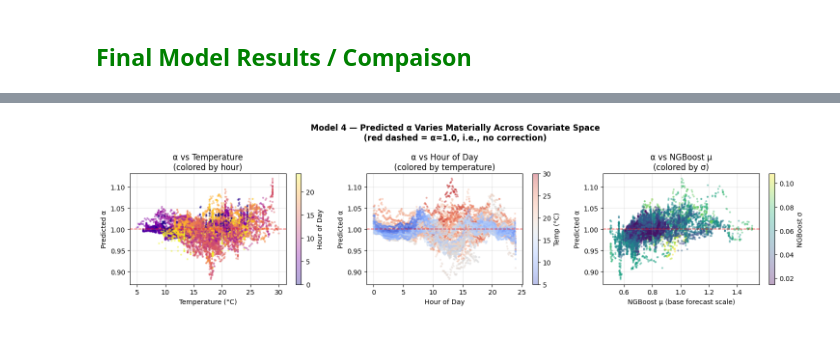
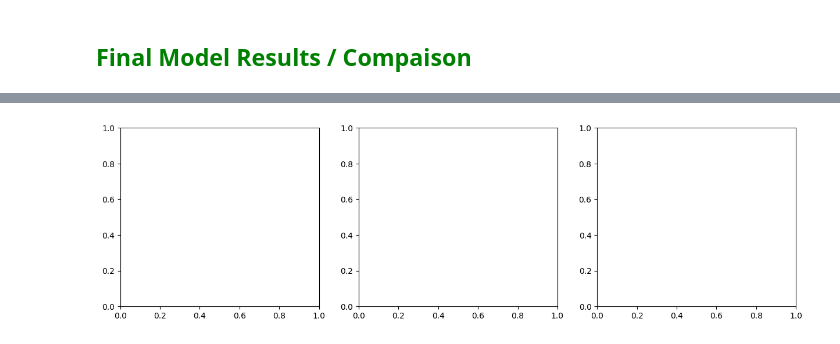
Before and after one commit to ablelloch415/PtO_ACOPF, a Jupyter notebook: Notebooks/DCOPF_clean.ipynb, the cells around one changed output, grey strips where cells are left out. Saved outputs shown, nothing was run; the diff lists cells and outputs as text; code cells hidden in the pictures.

```diff
--- a/Notebooks/DCOPF_clean.ipynb
+++ b/Notebooks/DCOPF_clean.ipynb
@@ -358,7 +572,7 @@ R_line   = branch_data['thermal_limit_mw'].values
 N_LINE   = len(B_line)
 
 SLACK  = 0
-VOLL   = 1000.0
+VOLL   = 10000.0
 C_CURT = 1000.0
 # %%
 # =============================================================================
@@ -930,8 +1148,9 @@ from sklearn.ensemble import GradientBoostingRegressor
 from scipy.stats import lognorm
 
 # 1. Create the lags on the FULL continuous dataframe
-df["sf_lag_1"] = df["scaling_factor"].shift(1)   # t - 5 mins
-df["sf_lag_2"] = df["scaling_factor"].shift(2)   # t - 10 mins
+# NOTE: lag_1 (t-5min) and lag_2 (t-10min) are intentionally excluded to
+#       prevent near-future look-ahead leakage. Only lag_288 (same 5-min
+#       block from the prior day) and longer lags are permitted.
 df["sf_lag_288"] = df["scaling_factor"].shift(288) # Exact same 5-min block yesterday
 
 # 2. Drop the rows that now have NaNs (the first 24 hours of your dataset)
@@ -944,7 +1163,7 @@ test_timestamps = test_timestamps.intersection(df.index)
 
 # 3. Update your feature list
 FEATS = ["temperature_raw", "hour", "day_of_week", "day_of_month",
-         "week", "is_holiday", "sf_lag_1", "sf_lag_2", "sf_lag_288"]
+         "week", "is_holiday", "sf_lag_288"]
 
 # --- ensure features exist (cell 28 builds them, but Method 1b runs earlier) ---
 if "temperature_raw" not in df.columns:
@@ -1530,8 +1905,26 @@ print(cmp_df.to_string())
 
 # --- 2. Cost distribution: box + mean-CI bar ---
 model_order = list(all_model_results.keys())
-labels      = ["M1\nLognormal", "M1b\nGBR+LogNorm", "M2\nNGBoost", "M4\nSmart-α"]
-colors      = ["#4C72B0", "#DD8452", "#55A868", "#C44E52"]
+
+# Derived from model_order so counts always match, regardless of which models have run
+_label_map = {
+    "M1_lognormal":              "M1\nLognormal",
+    "M1b_gbr_lognormal":         "M1b\nGBR+LogNorm",
+    "M2_ngboost":                "M2\nNGBoost",
+    "M4_smart_alpha":            "M4\nSmart-α",
+    "M5_meta":                   "M5\nMeta",
+    "M6_quantile_duals_fast":    "M6\nQuantile\nDuals",
+}
+_color_map = {
+    "M1_lognormal":              "#4C72B0",
+    "M1b_gbr_lognormal":         "#DD8452",
+    "M2_ngboost":                "#55A868",
+    "M4_smart_alpha":            "#C44E52",
+    "M5_meta":                   "#9467BD",
+    "M6_quantile_duals_fast":    "#8C564B",
+}
+labels = [_label_map.get(m, m) for m in model_order]
+colors = [_color_map.get(m, "#888888") for m in model_order]
 
 fig, axes = plt.subplots(1, 2, figsize=(14, 5))
 
@@ -1571,63 +1964,14 @@ plt.show()
 
 # --- 3. Alpha variation across the full test set ---
 _af = _test_feats.copy()
-_yd = ngb.pred_dist(_af.values)
-_af["base_mu"]    = _yd.params["scale"]
-_af["base_sigma"] = _yd.params["s"]
+
 _af["humidity"]   = df.loc[_af.index, "humidity"]
 _af["hour_sin"]   = np.sin(2 * np.pi * _af["hour"] / 24)
 _af["hour_cos"]   = np.cos(2 * np.pi * _af["hour"] / 24)
 _af["is_peak"]    = ((_af["hour"] >= 16) & (_af["hour"] <= 21)).astype(int)
 
-alpha_pred_all = alpha_model.predict(_af.values)
 
 fig2, axes2 = plt.subplots(1, 3, figsize=(15, 4))
-
-# α vs Temperature (colored by hour)
-sc = axes2[0].scatter(_af["temperature_raw"], alpha_pred_all,
-                      c=_af["hour"], cmap="plasma", alpha=0.35, s=4)
-plt.colorbar(sc, ax=axes2[0], label="Hour of Day")
-axes2[0].axhline(1.0, color="red", linestyle="--", alpha=0.6, linewidth=1.2)
-axes2[0].set_xlabel("Temperature (°C)")
-axes2[0].set_ylabel("Predicted α")
-axes2[0].set_title("α vs Temperature\n(colored by hour)")
-axes2[0].grid(alpha=0.3)
-
-# α vs Hour (colored by temperature)
-sc2 = axes2[1].scatter(_af["hour"], alpha_pred_all,
-                       c=_af["temperature_raw"], cmap="coolwarm", alpha=0.35, s=4)
-plt.colorbar(sc2, ax=axes2[1], label="Temp (°C)")
-axes2[1].axhline(1.0, color="red", linestyle="--", alpha=0.6, linewidth=1.2)
-axes2[1].set_xlabel("Hour of Day")
-axes2[1].set_ylabel("Predicted α")
-axes2[1].set_title("α vs Hour of Day\n(colored by temperature)")
-axes2[1].grid(alpha=0.3)
-
-# α vs NGBoost μ (colored by σ)
-sc3 = axes2[2].scatter(_af["base_mu"], alpha_pred_all,
-                       c=_af["base_sigma"], cmap="viridis", alpha=0.35, s=4)
-plt.colorbar(sc3, ax=axes2[2], label="NGBoost σ")
-axes2[2].axhline(1.0, color="red", linestyle="--", alpha=0.6, linewidth=1.2)
-axes2[2].set_xlabel("NGBoost μ (base forecast scale)")
-axes2[2].set_ylabel("Predicted α")
-axes2[2].set_title("α vs NGBoost μ\n(colored by σ)")
-axes2[2].grid(alpha=0.3)
-
-fig2.suptitle(
-    "Model 4 — Predicted α Varies Materially Across Covariate Space\n"
-    "(red dashed = α=1.0, i.e., no correction)",
-    fontsize=12, fontweight="bold"
-)
-plt.tight_layout()
-plt.show()
-
-print(f"\nα statistics over full test set ({len(alpha_pred_all):,} timestamps):")
-print(f"  Mean:           {alpha_pred_all.mean():.4f}")
-print(f"  Std:            {alpha_pred_all.std():.4f}")
-print(f"  Min / Max:      {alpha_pred_all.min():.3f} / {alpha_pred_all.max():.3f}")
-print(f"  Frac > 1.05:    {(alpha_pred_all > 1.05).mean():.1%}")
-print(f"  Frac < 0.95:    {(alpha_pred_all < 0.95).mean():.1%}")
-print(f"  Frac in [0.98, 1.02]: {((alpha_pred_all >= 0.98) & (alpha_pred_all <= 1.02)).mean():.1%}  (near-neutral)")
 # %% [output]
 ======================================================================
 MODEL COMPARISON SUMMARY
@@ -1642 +1985 @@ M4_smart_alpha            76,436   65,556    [72,368, 80,504]      71,131
-[figure, old version]
+[figure, new version]
```
Also changed, not shown: parts of 21 cells of this notebook.
